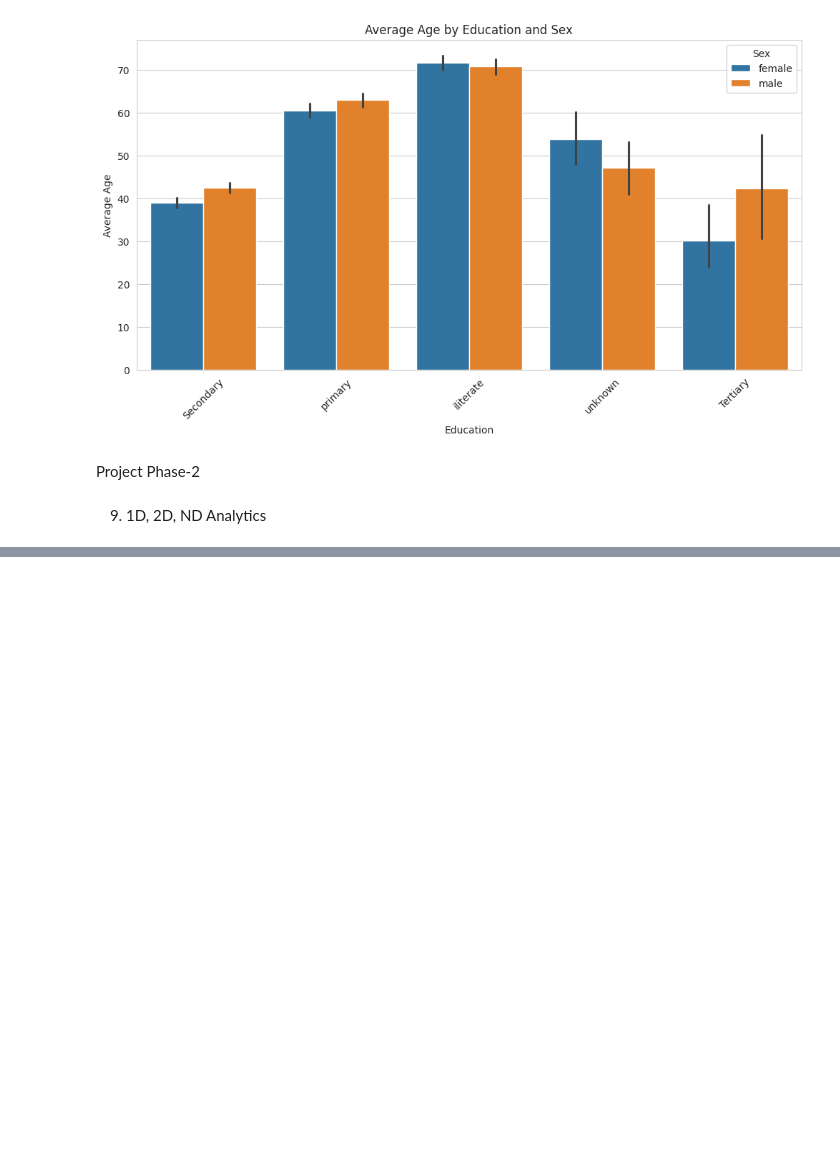
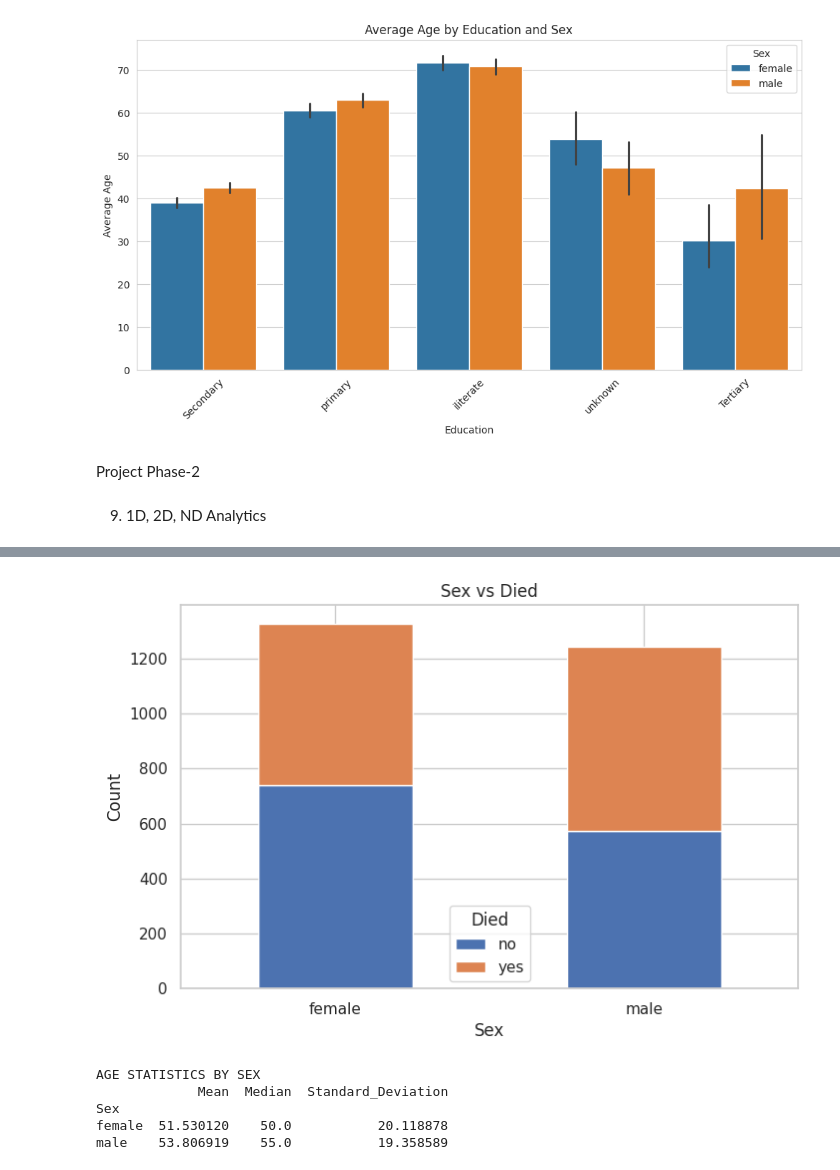
Before and after one commit to kyogeshsagar/K_YOGESH_SAGAR, a Jupyter notebook: EDA_Phase1.ipynb, the cells around one changed output, grey strips where cells are left out. Drawn from its saved outputs; the diff is of its cells as text; code cells hidden in the pictures; blank space fills up the shorter version.

```diff
--- a/EDA_Phase1.ipynb
+++ b/EDA_Phase1.ipynb
@@ -1393,0 +1575,31 @@ sns.set_theme(style="whitegrid")
+# %%
+# 6. CONTINGENCY TABLE
+contingency = pd.crosstab(
+    df["Sex"],
+    df["Died"]
+)
+
+print("\nCONTINGENCY TABLE")
+print(contingency)
+
+
+print("\nROW PERCENTAGES")
+
+row_percent = pd.crosstab(
+    df["Sex"],
+    df["Died"],
+    normalize="index"
+) * 100
+
+print(row_percent)
+
+
+print("\nCOLUMN PERCENTAGES")
+
+column_percent = pd.crosstab(
+    df["Sex"],
+    df["Died"],
+    normalize="columns"
+) * 100
+
+print(column_percent)
@@ -1393,0 +1624,31 @@ sns.set_theme(style="whitegrid")
+# %%
+# 7. STACKED BAR PLOT
+contingency.plot(
+    kind="bar",
+    stacked=True,
+    figsize=(8, 5)
+)
+
+plt.title("Sex vs Died")
+plt.xlabel("Sex")
+plt.ylabel("Count")
+plt.xticks(rotation=0)
+plt.show()
+# %% [output]
+[figure, added]
+# %%
+# 8. GROUPED SUMMARY STATISTICS
+grouped_stats = df.groupby("Sex")["Age"].agg(
+    Mean="mean",
+    Median="median",
+    Standard_Deviation="std"
+)
+
+print("\nAGE STATISTICS BY SEX")
+print(grouped_stats)
+# %% [output]
+AGE STATISTICS BY SEX
+             Mean  Median  Standard_Deviation
+Sex
+female  51.530120    50.0           20.118878
+male    53.806919    55.0           19.358589
```
Also changed, not shown: parts of 11 cells of this notebook.
